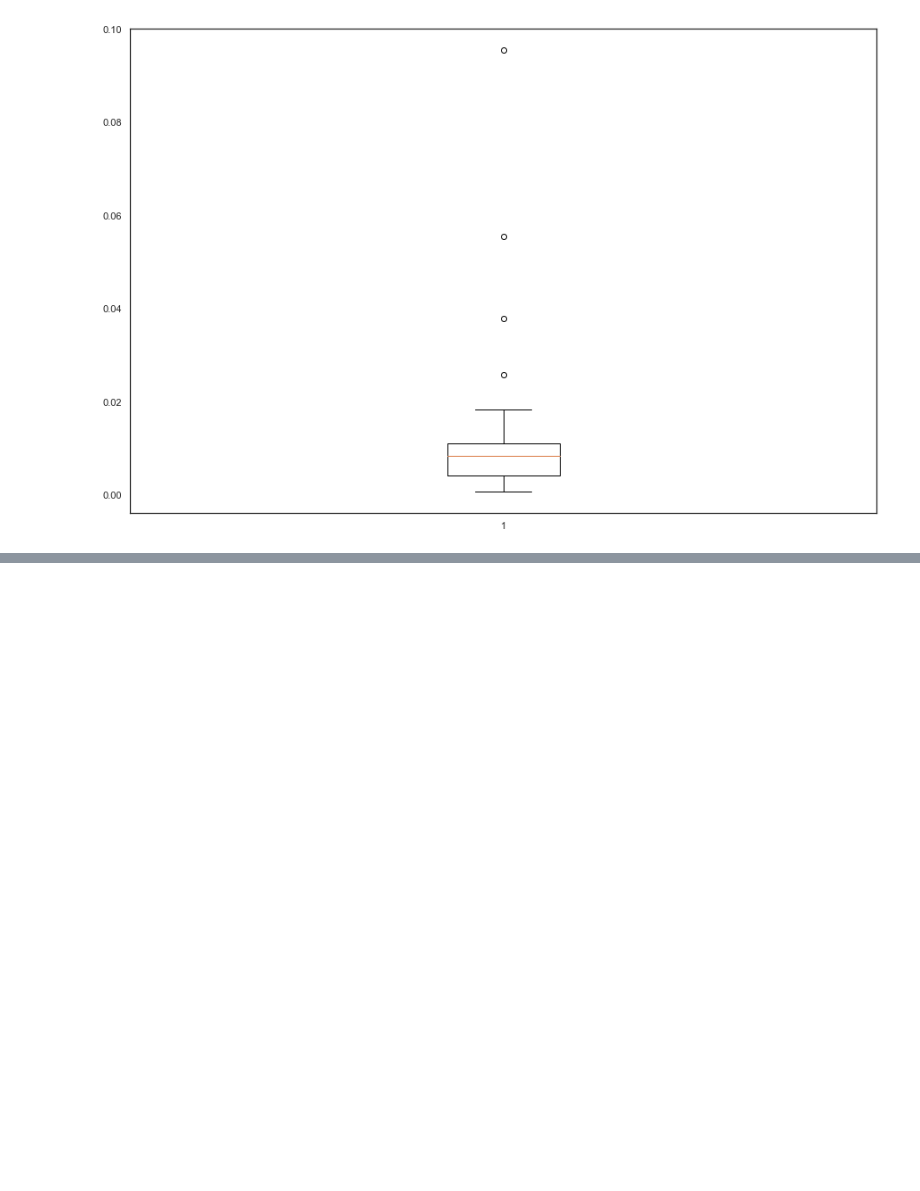
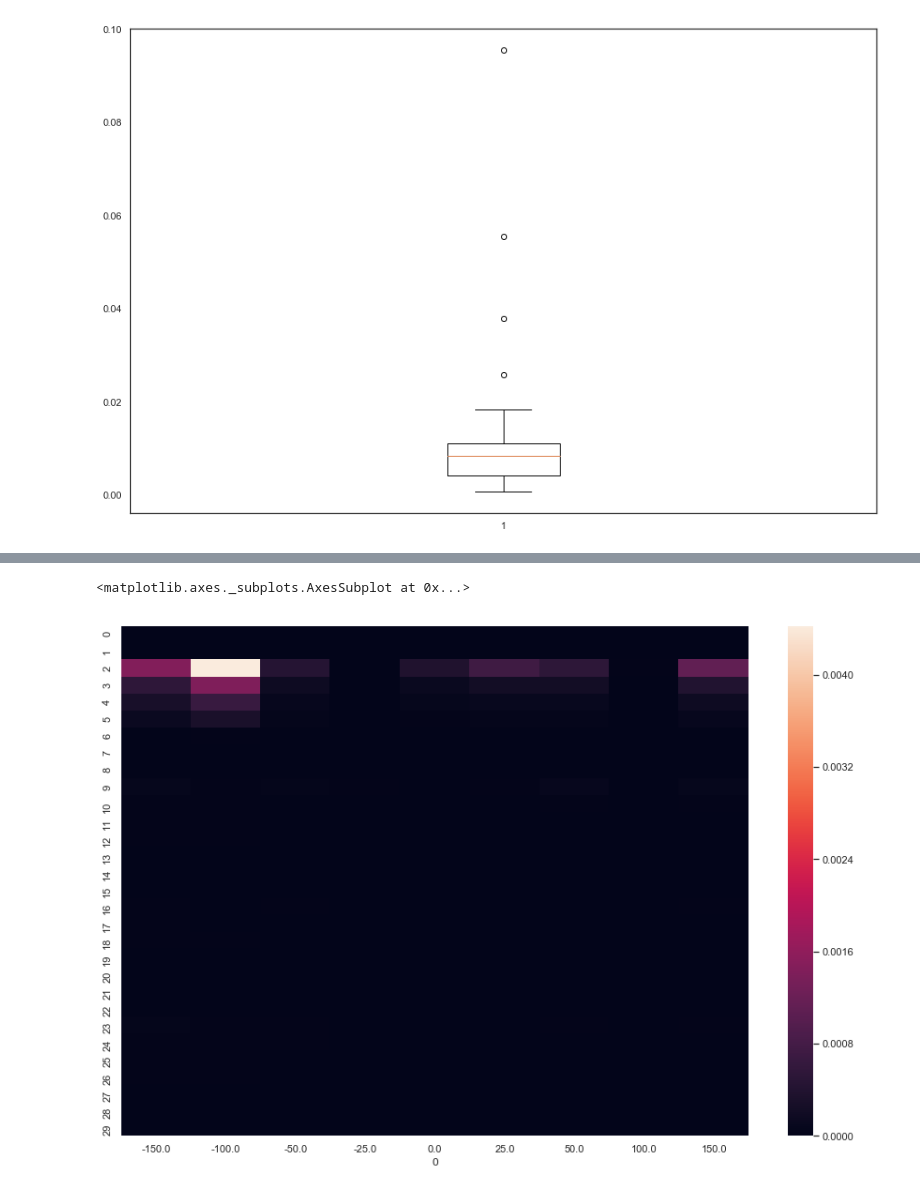
Before and after one commit to LuK2019/OW-, a Jupyter notebook: src/analysis.ipynb, the cells around one changed output, grey strips where cells are left out. Saved outputs shown, nothing was run; the diff lists cells and outputs as text; code cells hidden in the pictures; blank space fills up the shorter version.

```diff
--- a/src/analysis.ipynb
+++ b/src/analysis.ipynb
@@ -272,3 +281,9 @@ plt.boxplot(rmse)
  'fliers': [<matplotlib.lines.Line2D at 0x...>],
  'means': []}
 [figure]
+# %%
+df_results = df.copy()
+for row in range(df.shape[0]):
+    df_results.iloc[row, 3:] = get_prediction_for_row(SABR.predict, row, optimal_parameters, strike_matrix, vola_matrix, df, beta=this_beta)[0]
+
+df_results
@@ -274,0 +325,3 @@ plt.boxplot(rmse)
+# %%
+df_squared_difference = df - df_results
+df_squared_difference.head(3)
@@ -274,0 +333,3 @@ plt.boxplot(rmse)
+# %%
+df_squared_difference = df_squared_difference**2
+df_squared_difference.head(3)
@@ -274,0 +341,5 @@ plt.boxplot(rmse)
+# %%
+sns.heatmap(df_squared_difference.iloc[:, 3:])
+# %% [output]
+<matplotlib.axes._subplots.AxesSubplot at 0x...>
+[figure, added]
```
Also changed, not shown: parts of 10 cells of this notebook, 1 other file.
